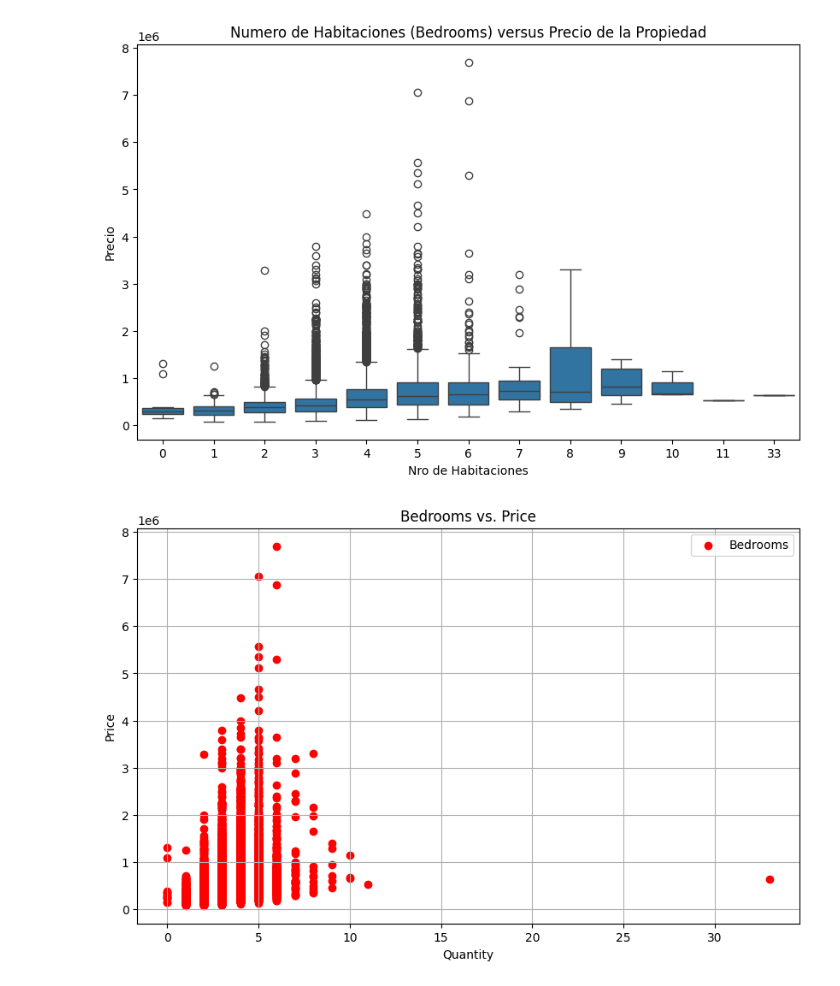
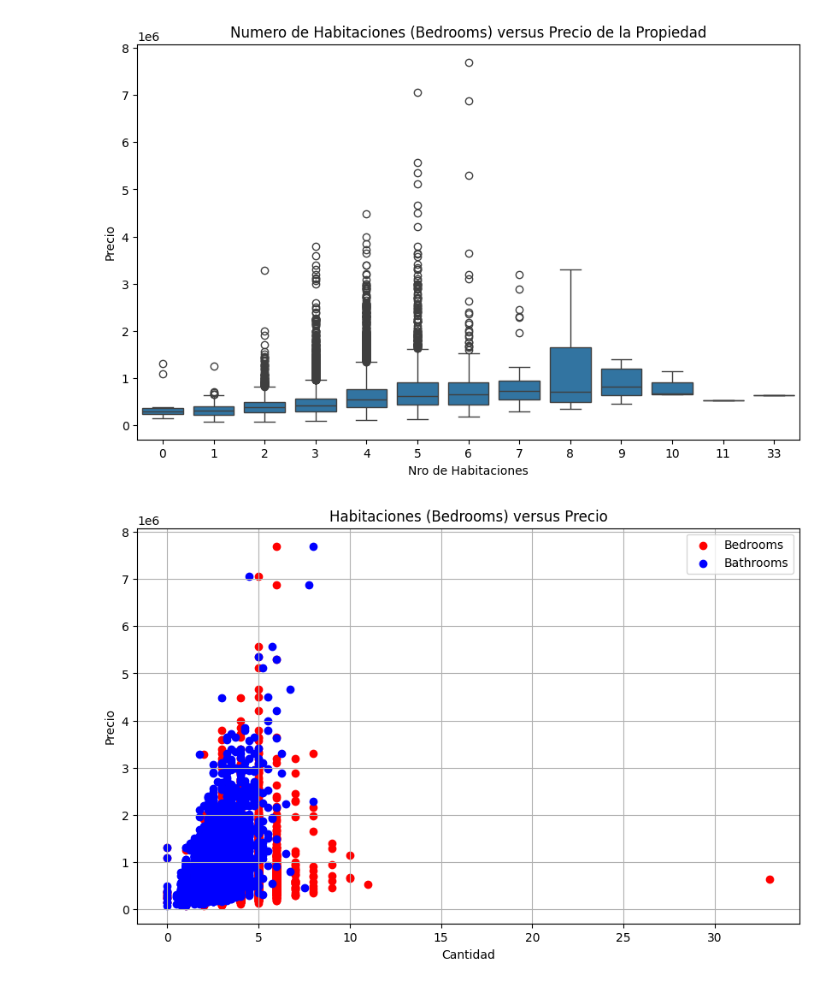
Before and after one commit to ndeleonardis/DataSetNoeliaDeLeonardis, a Jupyter notebook: Entregable_dataset_noelia_de_leonardis.ipynb, the cells around one changed output. Cells and saved outputs as stored; diff of their text form; code cells hidden in the pictures.

```diff
--- a/Entregable_dataset_noelia_de_leonardis.ipynb
+++ b/Entregable_dataset_noelia_de_leonardis.ipynb
@@ -142,14 +147,15 @@ plt.show()
 # %% [output]
 [figure]
 # %%
-# Plots bedrooms, bathrooms, and floors with price, showing us that none of these correlate strongly with a higher price
+# Grafico de Dispersión nro de habitaciones incluí aca también el nro de baños (bathrooms)
 plt.figure(figsize=(10, 6))
 plt.scatter(df['bedrooms'], df['price'], label = "Bedrooms", color = "red")
+plt.scatter(df['bathrooms'], df['price'], label = "Bathrooms", color = "blue")
 plt.xlabel('Cantidad')
 plt.ylabel('Precio')
 plt.title('Habitaciones (Bedrooms) versus Precio')
 plt.legend()
 plt.grid(True)
 plt.show()
 # %% [output]
-[figure, old version]
+[figure, new version]
```
Also changed, not shown: parts of 6 cells of this notebook.
